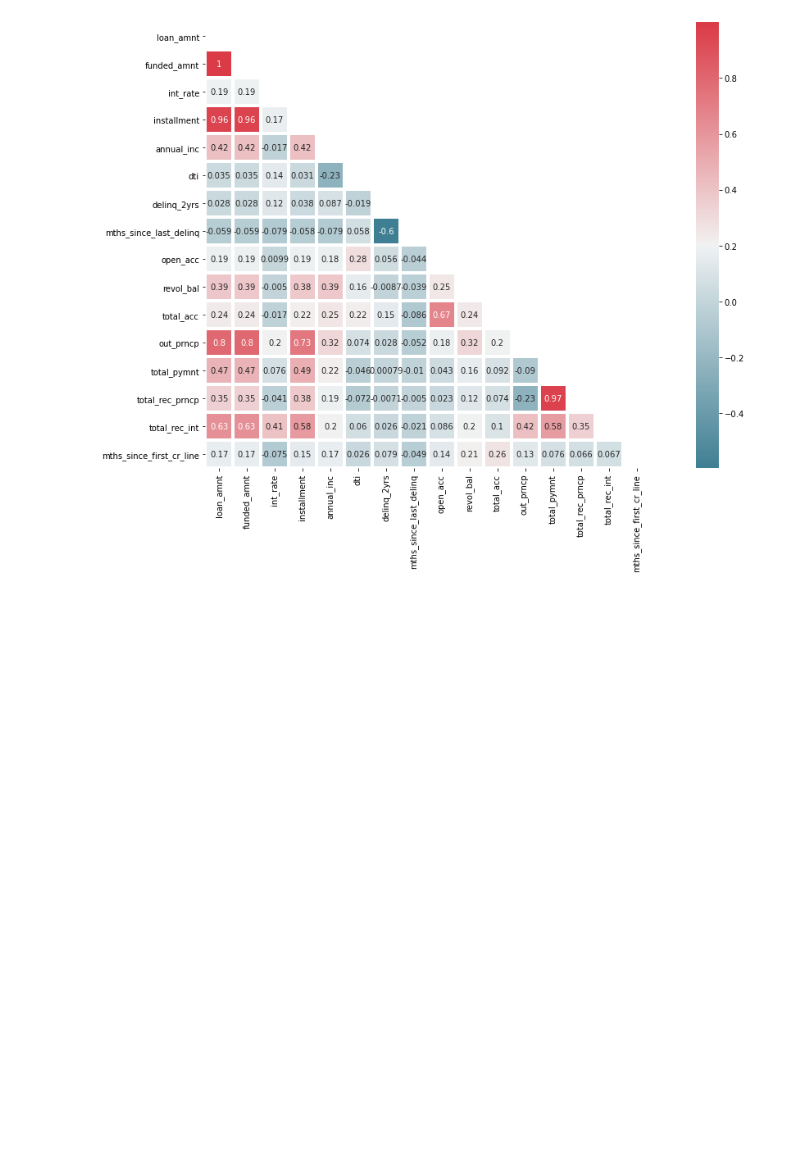
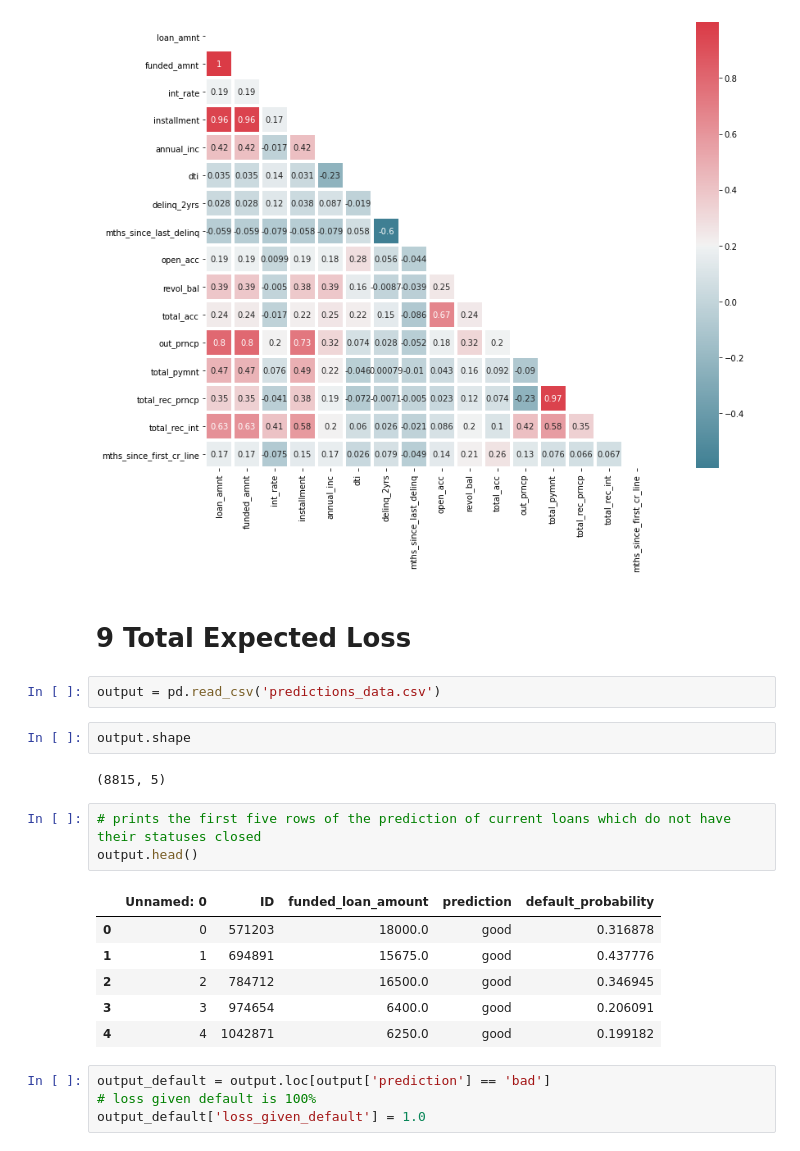
Before and after one commit to irislinlxy/good-loan-bad-loan, a Jupyter notebook: notebook/EDA.ipynb, the cells around one changed output. Saved outputs shown, nothing was run; the diff lists cells and outputs as text; blank space fills up the shorter version.

```diff
--- a/notebook/EDA.ipynb
+++ b/notebook/EDA.ipynb
@@ -531,3 +534,25 @@ sns.heatmap(correlation, cmap=cmap, mask=mask, square=True, linewidths=3, annot=
 plt.show()
 # %% [output]
 [figure]
+# %% [markdown]
+# 9 Total Expected Loss
+# %%
+output = pd.read_csv('predictions_data.csv')
+# %%
+output.shape
+# %% [output]
+(8815, 5)
+# %%
+# prints the first five rows of the prediction of current loans which do not have their statuses closed
+output.head()
+# %% [output]
+|  | Unnamed: 0 | ID | funded_loan_amount | prediction | default_probability |
+| 0 | 0 | 571203 | 18000.0 | good | 0.316878 |
+| 1 | 1 | 694891 | 15675.0 | good | 0.437776 |
+| 2 | 2 | 784712 | 16500.0 | good | 0.346945 |
+| 3 | 3 | 974654 | 6400.0 | good | 0.206091 |
+| 4 | 4 | 1042871 | 6250.0 | good | 0.199182 |
+# %%
+output_default = output.loc[output['prediction'] == 'bad']
+# loss given default is 100%
+output_default['loss_given_default'] = 1.0
```
Also changed, not shown: parts of 2 cells of this notebook.
